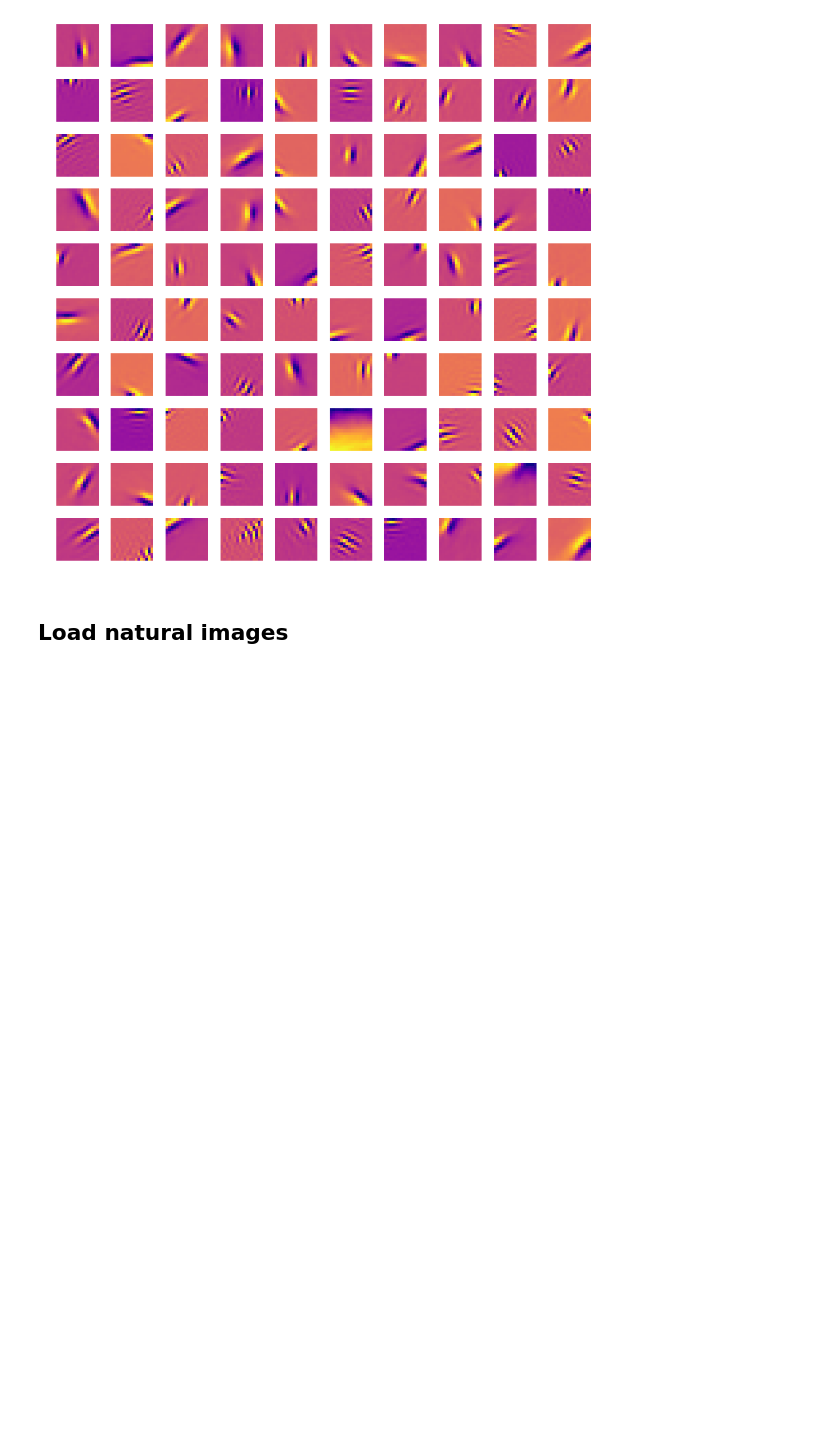
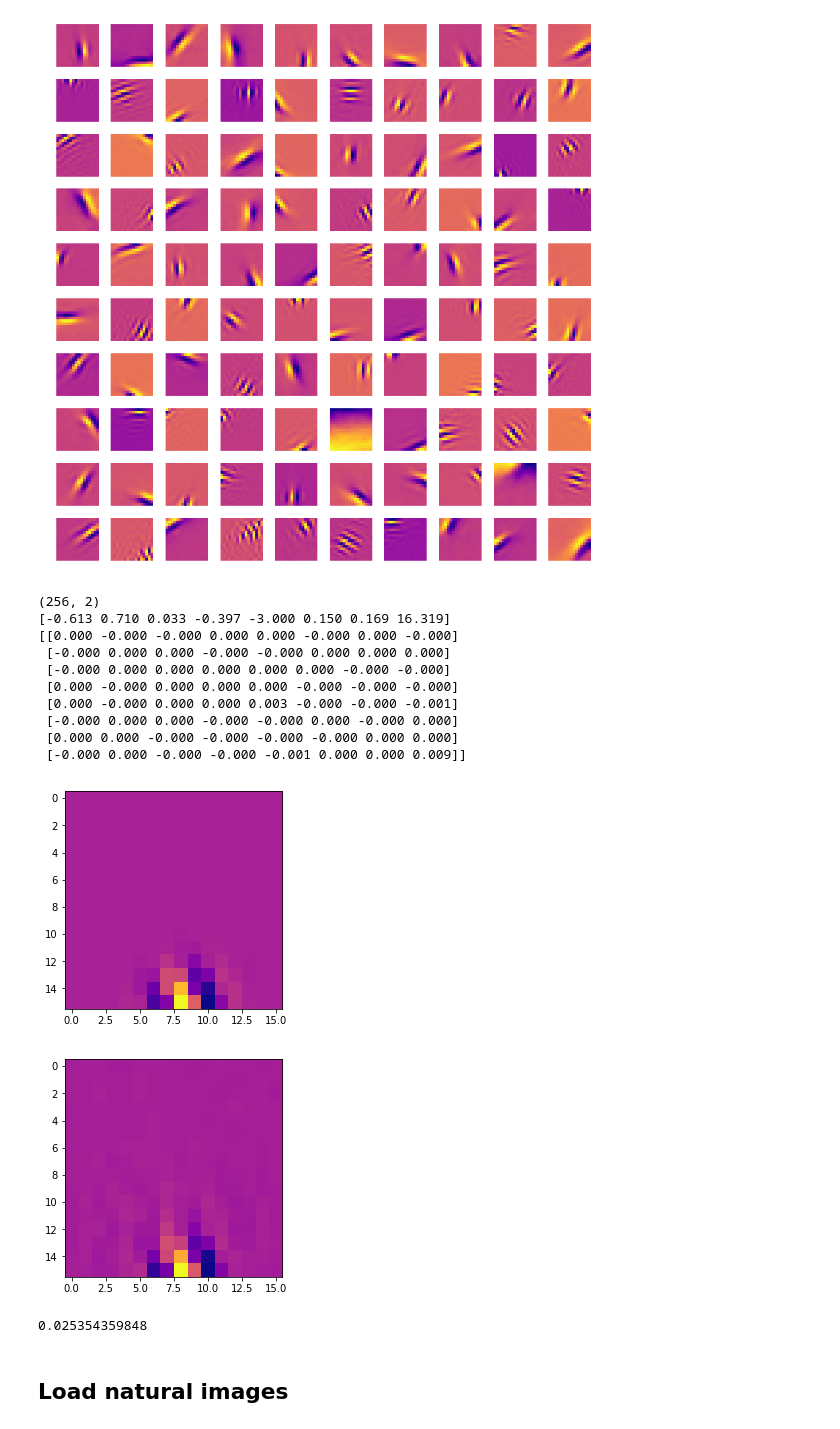
Before and after one commit to ncinko/RW, a Jupyter notebook: Correlation studies.ipynb, the cells around one changed output. Drawn from its saved outputs; the diff is of its cells as text; code cells hidden in the pictures; blank space fills up the shorter version.

Commit message:
gabor fitting

```diff
--- a/Correlation studies.ipynb
+++ b/Correlation studies.ipynb
@@ -35,6 +36,58 @@ plt.tight_layout(h_pad = 1, w_pad = 1)
 plt.show()
 # %% [output]
 [figure]
+# %%
+def gabor(q, A, x0, y0, phi, psi, sigma_x, sigma_y,k):
+    x = q[0]
+    y = q[1]
+    xt = np.cos(phi)*(x - x0) - np.sin(phi)*(y - y0)
+    yt = np.sin(phi)*(x - x0) + np.cos(phi)*(y - y0)
+    return A*np.exp((-(xt/sigma_x)**2 -(yt/sigma_y)**2)/2)*np.cos(k*yt + psi)
+
+xy = np.mgrid[-0.8:0.8:0.1, -0.8:0.8:0.1].reshape(2,-1).T
+
+wave = []
+for q in xy:
+    wave.append(gabor(q ,1,0.1,0, 0,0,1,1,10))
+
+wave = np.asarray(wave)
+print(xy.shape)
+popt, pcov = curve_fit(gabor,xy.T, bases[:,135], max_nfev = 100000, p0 = (1,0,0,0,0,2,2,0), bounds = ([-1,-1,-1,-3,-3,0,0,0], [1,1,1,3.15,3.15,5,5,30]))
+
+print(popt)
+print(pcov)
+
+wave = []
+for q in xy:
+    wave.append(gabor(q , popt[0], popt[1], popt[2], popt[3], popt[4], popt[5], popt[6],popt[7]))
+
+wave = np.asarray(wave)
+
+
+#plt.plot(wave)
+#plt.plot(bases[:,5])
+plt.show()
+plt.imshow(np.reshape(wave, (pixels, pixels)), cmap = 'plasma')
+plt.show()
+
+plt.imshow(np.reshape(bases[:,135], (pixels, pixels)), cmap = 'plasma')
+plt.show()
+
+print(np.sum((bases[:,135] - wave)**2))
+# %% [output]
+(256, 2)
+[-0.613 0.710 0.033 -0.397 -3.000 0.150 0.169 16.319]
+[[0.000 -0.000 -0.000 0.000 0.000 -0.000 0.000 -0.000]
+ [-0.000 0.000 0.000 -0.000 -0.000 0.000 0.000 0.000]
+ [-0.000 0.000 0.000 0.000 0.000 0.000 -0.000 -0.000]
+ [0.000 -0.000 0.000 0.000 0.000 -0.000 -0.000 -0.000]
+ [0.000 -0.000 0.000 0.000 0.003 -0.000 -0.000 -0.001]
+ [-0.000 0.000 0.000 -0.000 -0.000 0.000 -0.000 0.000]
+ [0.000 0.000 -0.000 -0.000 -0.000 -0.000 0.000 0.000]
+ [-0.000 0.000 -0.000 -0.000 -0.001 0.000 0.000 0.009]]
+[figure, added]
+[figure, added]
+0.025354359848
 # %% [markdown]
 ## Load natural images
 # %%
```
Also changed, not shown: parts of 10 cells of this notebook.
